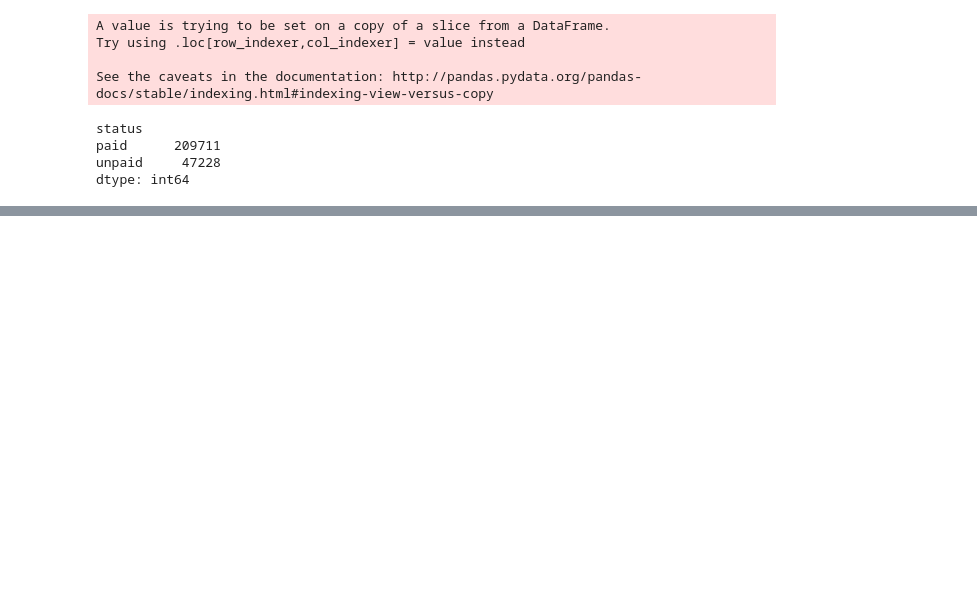
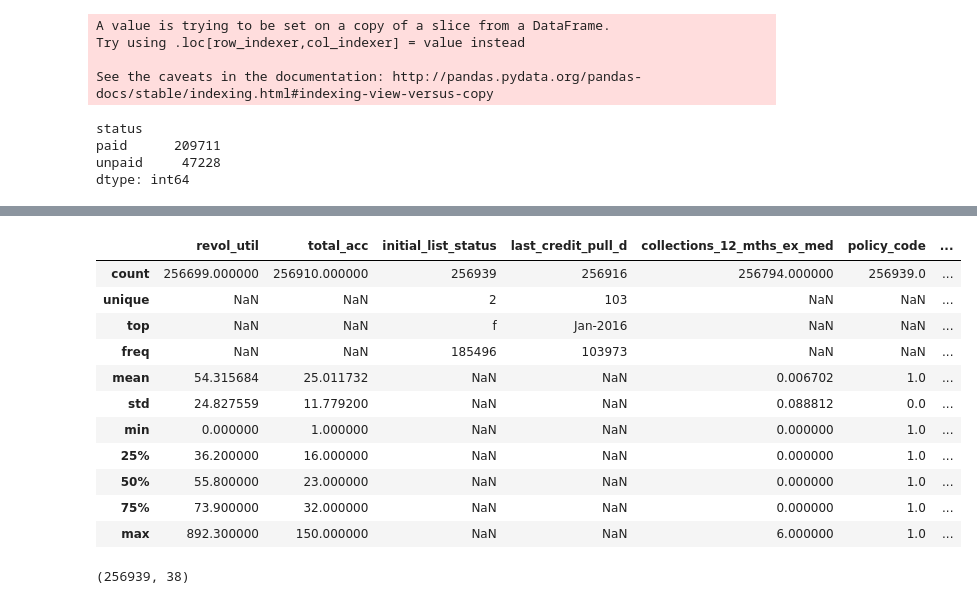
Before and after one commit to jinxinma/Loan_Default_Prediction_LendingClub, a Jupyter notebook: Loan Default Prediction EDA.ipynb, the cells around one changed output, grey strips where cells are left out. Cells and saved outputs as stored; diff of their text form; code cells hidden in the pictures; blank space fills up the shorter version.

```diff
--- a/Loan Default Prediction EDA.ipynb
+++ b/Loan Default Prediction EDA.ipynb
@@ -90,0 +162,19 @@ dtype: int64
+# %%
+loan_new.iloc[:, 26:].describe(include='all')
+# %% [output]
+|  | revol_util | total_acc | initial_list_status | last_credit_pull_d | collections_12_mths_ex_med | policy_code | ... |
+| count | 256699.000000 | 256910.000000 | 256939 | 256916 | 256794.000000 | 256939.0 | ... |
+| unique | NaN | NaN | 2 | 103 | NaN | NaN | ... |
+| top | NaN | NaN | f | Jan-2016 | NaN | NaN | ... |
+| freq | NaN | NaN | 185496 | 103973 | NaN | NaN | ... |
+| mean | 54.315684 | 25.011732 | NaN | NaN | 0.006702 | 1.0 | ... |
+| std | 24.827559 | 11.779200 | NaN | NaN | 0.088812 | 0.0 | ... |
+| min | 0.000000 | 1.000000 | NaN | NaN | 0.000000 | 1.0 | ... |
+| 25% | 36.200000 | 16.000000 | NaN | NaN | 0.000000 | 1.0 | ... |
+| 50% | 55.800000 | 23.000000 | NaN | NaN | 0.000000 | 1.0 | ... |
+| 75% | 73.900000 | 32.000000 | NaN | NaN | 0.000000 | 1.0 | ... |
+| max | 892.300000 | 150.000000 | NaN | NaN | 6.000000 | 1.0 | ... |
+# %%
+loan_new.shape
+# %% [output]
+(256939, 38)
```
Also changed, not shown: parts of 22 cells of this notebook.
